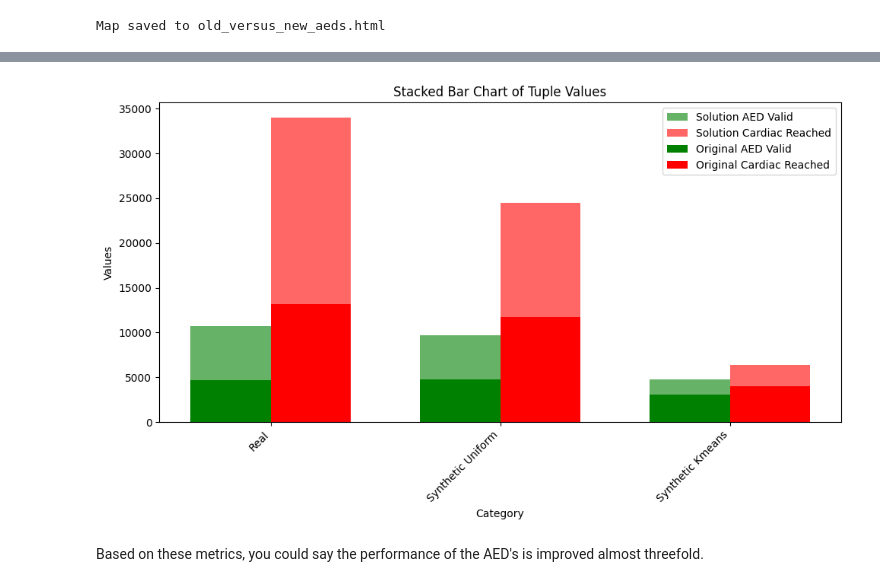
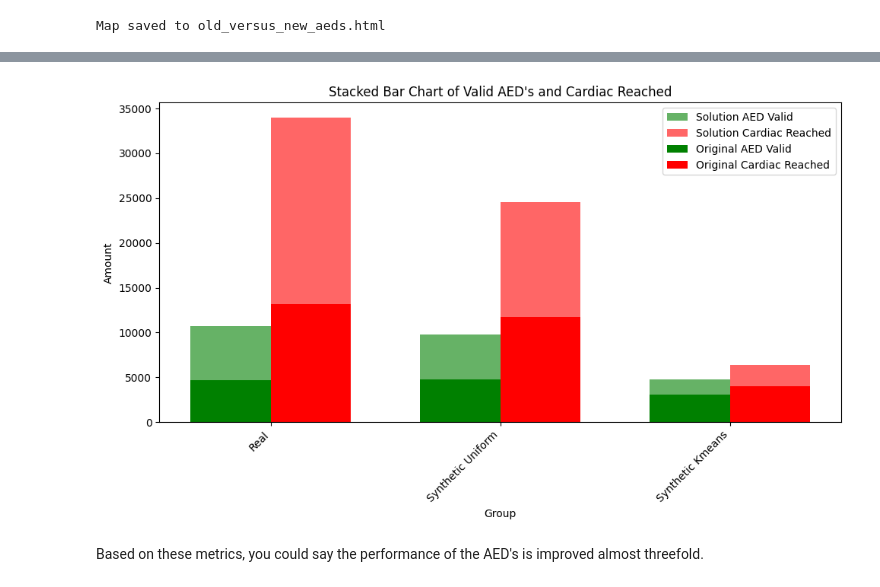
Before and after one commit to Elouan-Debels/MDAProject, a Jupyter notebook: preprocessing.ipynb, the cells around one changed output, grey strips where cells are left out. Drawn from its saved outputs; the diff is of its cells as text; code cells hidden in the pictures.

```diff
--- a/preprocessing.ipynb
+++ b/preprocessing.ipynb
@@ -603,8 +603,6 @@ original_syntheticUniform_output = find_closest_aeds_count(X, synthetic_uniform,
 original_syntheticUniform_output
 # %% [output]
 (4810, 11736)
-# %%
-aed_locations = pd.read_csv('aed_locations_coordinates_processed.csv')
 # %% [markdown]
 4810 AED's are valid using the uniform distribution, which comes close to the 4657 of the real dataset. This indicates that the synthetic dataset created by using random uniform changes in coordinates is realistic.
 # %%
@@ -1032,15 +1028,15 @@ for cluster_label in filtered_card_arrest_all['cluster'].unique():
         num_aeds = proportional_aeds.loc[str(cluster_label)] #need to convert it to str(), using an int as locator doesn't work
 
         if num_aeds == 1:  # clusters that only get 1 AED, the AED gets placed on the centroid.
-            aed_locations = place_aeds_centroid(cluster_df, num_aeds)
+            aed_places = place_aeds_centroid(cluster_df, num_aeds)
         else:
-            aed_locations = place_aeds_coverage_KDTree(cluster_df, num_aeds)
+            aed_places = place_aeds_coverage_KDTree(cluster_df, num_aeds)
         results.append({
             'cluster': cluster_label,
-            'aed_locations': aed_locations
+            'aed_places': aed_places
         })
 
 
 for result in results:
-    print(f'Cluster {result["cluster"]} - AED Locations: {result["aed_locations"]}')
+    print(f'Cluster {result["cluster"]} - AED Locations: {result["aed_places"]}')
 # %% [output]
@@ -1088,7 +1084,7 @@ rows = []
 
 for result in results:
     cluster_label = result['cluster']
-    for location in result['aed_locations']:
+    for location in result['aed_places']:
         latitude, longitude = location
         rows.append({'cluster': cluster_label, 'latitude': latitude, 'longitude': longitude})
 
@@ -1309,5 +1251,5 @@ plt.show()
 # %%
-# List of tuples
+#make a simple stacked bar chart, to get an overview of the results
 original_tuples = [original_real_output,
                    original_syntheticUniform_output,
                    original_syntheticKmeans_output]
@@ -1316,51 +1258,46 @@ solution_tuples = [solution_real_output,
                    solution_syntheticUniform_output,
                    solution_syntheticKmeans_output]
 
-# Labels for the x-axis
+# labels for the x-axis
 labels = ['Real',
           'Synthetic Uniform',
           'Synthetic Kmeans']
 
-# Number of groups
 n_groups = len(original_tuples)
 
-# Separate the tuple values into two lists: first_values (green) and second_values (red)
 original_first_values = [t[0] for t in original_tuples]
 original_second_values = [t[1] for t in original_tuples]
 
 solution_first_values = [t[0] for t in solution_tuples]
 solution_second_values = [t[1] for t in solution_tuples]
 
-# Define the positions on the x-axis
 index = np.arange(n_groups)
 
-# Width of each bar
 bar_width = 0.35
 
-# Plotting the bars
 fig, ax = plt.subplots(figsize=(10, 6))
 
-# Bar for the "solution" tuple values
+# bar for the solution values
 ax.bar(index - bar_width/2, solution_first_values, bar_width, color='green', alpha=0.6, label='Solution AED Valid')
 ax.bar(index + bar_width/2, solution_second_values, bar_width, color='red', alpha=0.6, label='Solution Cardiac Reached')
 
-# Bar for the "original" tuple values, plotted on top
+# bar for the original values, plotted on top
 ax.bar(index - bar_width/2, original_first_values, bar_width, color='green', alpha=1.0, label='Original AED Valid')
 ax.bar(index + bar_width/2, original_second_values, bar_width, color='red', alpha=1.0, label='Original Cardiac Reached')
 
-# Adding labels, title, and legend
+
 ax.set_xlabel('Group')
 ax.set_ylabel('Amount')
-ax.set_title('Stacked Bar Chart of Valid ')
+ax.set_title("Stacked Bar Chart of Valid AED's and Cardiac Reached")
 ax.set_xticks(index)
 ax.set_xticklabels(labels, rotation=45, ha='right')
 ax.legend()
 
-# Display the plot
+
 plt.tight_layout()
 plt.show()
 # %% [output]
-[figure, old version]
+[figure, new version]
 # %%
 #kan nog een paar simpele plots tonen, bar charts enzo van de verbetering, voor elke groep (synthetics en de originele met de
 #originele setup, versus synthetics en de originele met de nieuwe setup). zowel aantal valid AED's als aantal card arrests saved.
```
Also changed, not shown: parts of 13 cells of this notebook, 8 other files.
